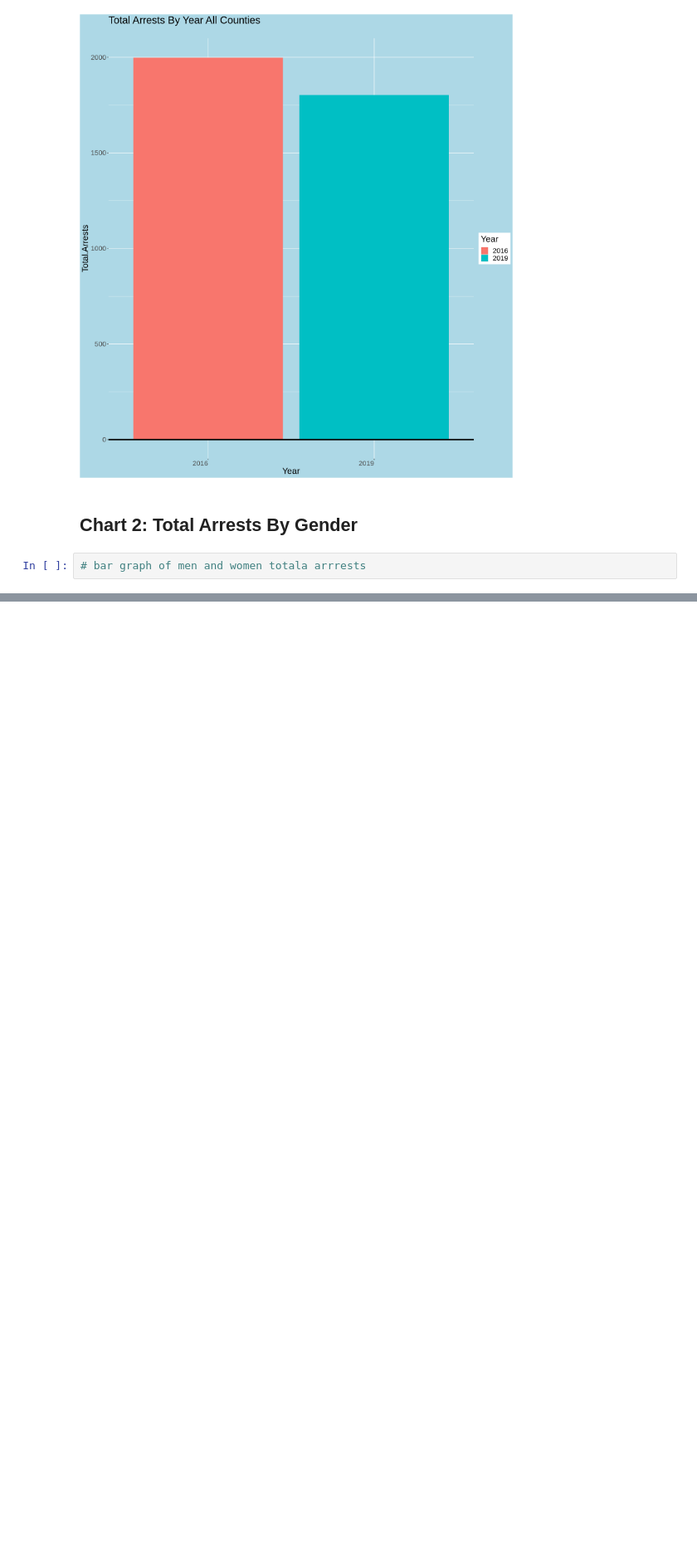
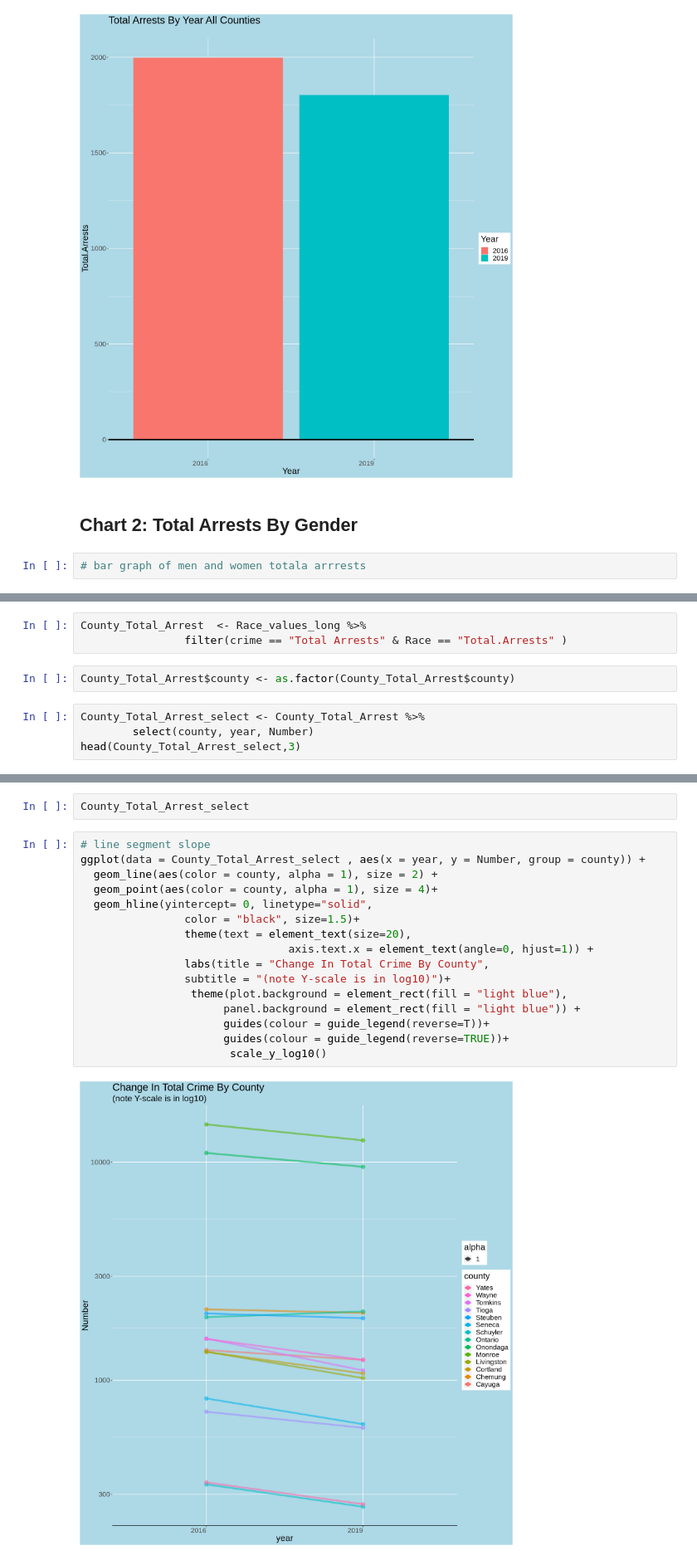
Before and after one commit to JF11579/New-Stuff, a Jupyter notebook: CGR_5.ipynb, the cells around one changed output, grey strips where cells are left out. Shown at 83% size. Drawn from its saved outputs; the diff is of its cells as text; blank space fills up the shorter version.

```diff
--- a/CGR_5.ipynb
+++ b/CGR_5.ipynb
@@ -369,0 +506,9 @@ ggplot(CGR_gender_compiled, aes(x= Year , y = Total.Arrests , fill = Year)) +
+# %%
+County_Total_Arrest  <- Race_values_long %>%
+                filter(crime == "Total Arrests" & Race == "Total.Arrests" )
+# %%
+County_Total_Arrest$county <- as.factor(County_Total_Arrest$county)
+# %%
+County_Total_Arrest_select <- County_Total_Arrest %>%
+        select(county, year, Number)
+head(County_Total_Arrest_select,3)
@@ -369,0 +522,20 @@ ggplot(CGR_gender_compiled, aes(x= Year , y = Total.Arrests , fill = Year)) +
+# %%
+County_Total_Arrest_select
+# %%
+# line segment slope
+ggplot(data = County_Total_Arrest_select , aes(x = year, y = Number, group = county)) +
+  geom_line(aes(color = county, alpha = 1), size = 2) +
+  geom_point(aes(color = county, alpha = 1), size = 4)+
+  geom_hline(yintercept= 0, linetype="solid",
+                color = "black", size=1.5)+
+                theme(text = element_text(size=20),
+                                axis.text.x = element_text(angle=0, hjust=1)) +
+                labs(title = "Change In Total Crime By County",
+                subtitle = "(note Y-scale is in log10)")+
+                 theme(plot.background = element_rect(fill = "light blue"),
+                      panel.background = element_rect(fill = "light blue")) +
+                      guides(colour = guide_legend(reverse=T))+
+                      guides(colour = guide_legend(reverse=TRUE))+
+                       scale_y_log10()
+# %% [output]
+[figure, added]
```
Also changed, not shown: parts of 53 cells of this notebook.
